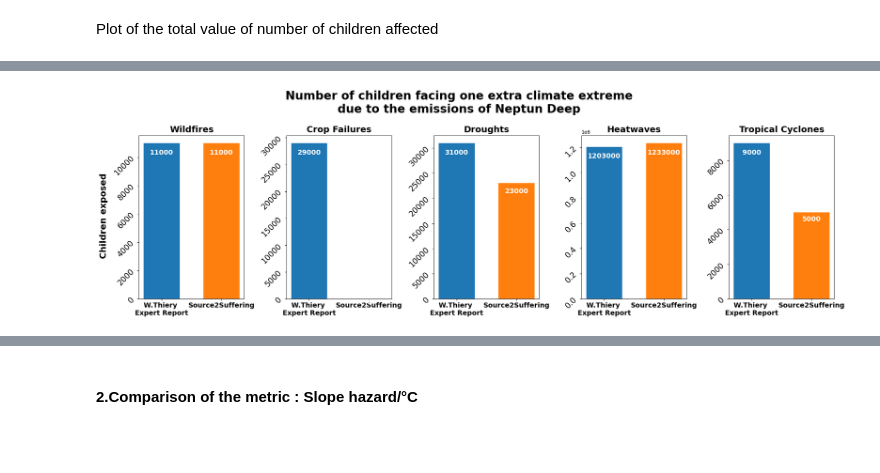
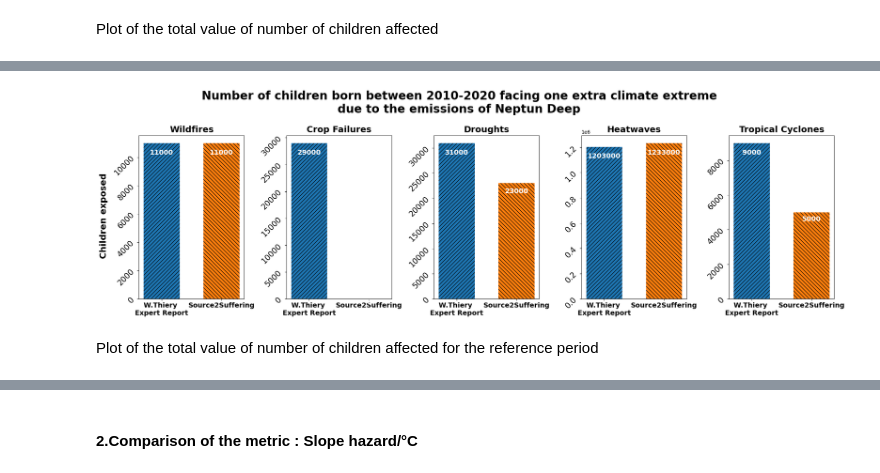
Before and after one commit to AmauryLaridon/Source2Suffering, a Jupyter notebook: sandbox/validation_backward_compatibility.ipynb, the cells around one changed output, grey strips where cells are left out. Saved outputs shown, nothing was run; the diff lists cells and outputs as text; code cells hidden in the pictures; blank space fills up the shorter version.

```diff
--- a/sandbox/validation_backward_compatibility.ipynb
+++ b/sandbox/validation_backward_compatibility.ipynb
@@ -855,3 +826,13 @@ Coordinates:
+# %%
+# Load the values computed by the Wim Thiery Expert Report #
+
+with open(data_dir+'source2suffering/assessment/Neptun_Deep/ds_WT_NeptunDeep.pkl', 'rb') as f:
+        ds_WT_NeptunDeep = pk.load(f)
+
+# Load the values computed by the Source2Suffering framework #
+
+with open(data_dir+'source2suffering/assessment/Neptun_Deep/ds_S2S_NeptunDeep_gmt_{}_{}.pkl'.format('original','no_rm'), 'rb') as f:
+        ds_S2S_NeptunDeep_gmt_original_no_rm = pk.load(f)
 # %%
 import matplotlib.pyplot as plt
 import numpy as np
@@ -859,13 +840,15 @@ import numpy as np
 plt.close('all')
 
 # Get original data
-hazards_all = ds_valc_nr_children_facing_extra_hazard_NeptunDeep_original_no_rm[
+hazards_all = ds_S2S_NeptunDeep_gmt_original_no_rm[
     'valc_total_nr_children_facing_extra_hazard_NeptunDeep'
 ].coords['hazard'].values
-values_S2S_all = ds_valc_nr_children_facing_extra_hazard_NeptunDeep_original_no_rm[
+
+values_S2S_all = ds_S2S_NeptunDeep_gmt_original_no_rm[
     'valc_total_nr_children_facing_extra_hazard_NeptunDeep'
 ].values
-values_wt_all = ds_wt_valc_nr_children_facing_extra_hazard_NeptunDeep[
+
+values_wt_all = ds_WT_NeptunDeep[
     'wt_total_valc_nr_children_facing_extra_hazard_NeptunDeep'
 ].values
 
@@ -892,8 +875,8 @@ for i in range(n):
     ax = axs[i]
 
     # Bars
-    bar_wt = ax.bar(0, values_wt[i], width=0.6, color='tab:blue', label='Weighted')
-    bar_s2s = ax.bar(1, values_S2S[i], width=0.6, color='tab:orange', label='Reference')
+    bar_wt = ax.bar(0, values_wt[i], width=0.6, color='tab:blue', hatch='///', label='Weighted')
+    bar_s2s = ax.bar(1, values_S2S[i], width=0.6, color='tab:orange', hatch='\\\\\\', label='Reference')
 
     # Axis config
     ax.set_xticks([0, 1])
@@ -904,34 +887,35 @@ for i in range(n):
 
     # Remove y-axis label from individual plots
     ax.set_ylabel('')
 
     # Annotate values on top
     if not np.isnan(values_wt[i]):
         ax.text(0, values_wt[i]*0.96, f'{values_wt[i]:.0f}', ha='center', va='top',
                 color='white', fontweight='bold', fontsize=14)
     if not np.isnan(values_S2S[i]):
         ax.text(1, values_S2S[i]*0.96, f'{values_S2S[i]:.0f}', ha='center', va='top',
                 color='white', fontweight='bold', fontsize=14)
 
 # Add a single y-axis label for all subplots
 fig.text(0.04, 0.45, 'Children exposed', va='center', rotation='vertical', fontsize=18, fontweight='bold')
 
 # Global title and layout
 fig.suptitle(
-    "Number of children facing one extra climate extreme\n"
+    "Number of children born between 2010-2020 facing one extra climate extreme\n"
     "due to the emissions of Neptun Deep",
     fontsize=24, fontweight='bold', y=0.90
 )
 
 # Improve spacing and layout
 plt.tight_layout(rect=[0.05, 0.07, 1, 0.90])
 
 # Optional legend below the plots
 handles, labels = axs[0].get_legend_handles_labels()
 #fig.legend(handles, labels, loc='lower center', ncol=2, fontsize=12)
 
-plt.savefig(scripts_dir + '/figures/source2suffering/validation_backward_compatibility/fig12_Neptun_Deep_valc_total_S2S_WT_comp.png')
+plt.savefig(scripts_dir + '/figures/source2suffering/validation_backward_compatibility/fig9a_NeptunDeep_valc_total_S2S_WT_comp.png')
 plt.show()
-error
 # %% [output]
-[figure, old version]
+[figure, new version]
+# %% [markdown]
+Plot of the total value of number of children affected for the reference period
```
Also changed, not shown: parts of 23 cells of this notebook, 33 other files.
